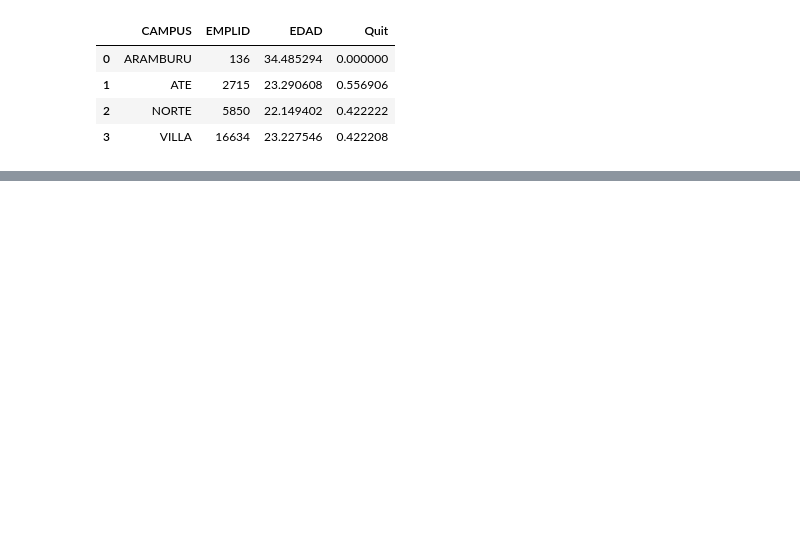
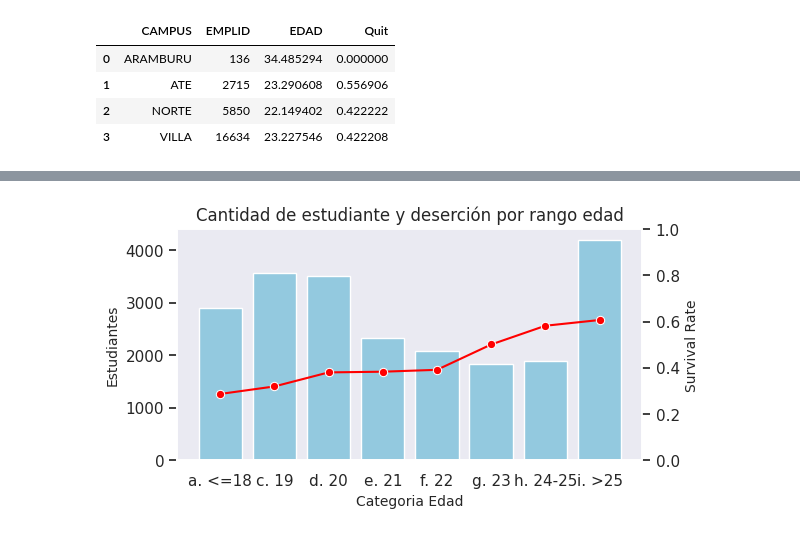
Before and after one commit to pabloosoriodev/dmcmachinelearning, a Jupyter notebook: Analisis.ipynb, the cells around one changed output, grey strips where cells are left out. Cells and saved outputs as stored; diff of their text form; code cells hidden in the pictures; blank space fills up the shorter version.

```diff
--- a/Analisis.ipynb
+++ b/Analisis.ipynb
@@ -97,0 +225,40 @@ data.groupby(['CAMPUS']).agg({"EMPLID":"count",
+# %%
+# Aplicando categorizacion personalizada
+temp = data.copy()
+temp = temp.dropna()
+temp['edad_cat'] = data.EDAD.apply(lambda x: catedad(x))
+# %%
+# Calculando la tasa de supervivencia por categoría de edad
+survived_rate = temp.groupby('edad_cat').agg(
+    PassengerId_count=('EMPLID', 'count'),
+    Survived_rate=('Quit', 'mean')).reset_index()
+# %%
+# Crear un gráfico de barras con dos ejes
+fig, ax1 = plt.subplots(figsize=(6, 3))
+
+# Barras para el conteo de PassengerId
+sns.barplot(x='edad_cat', y='PassengerId_count', data=survived_rate, ax=ax1, color='skyblue')
+
+# Configurar el eje Y para el conteo de PassengerId
+ax1.set_ylabel('Estudiantes', fontsize=10)
+ax1.set_xlabel('Categoria Edad', fontsize=10)
+
+# Crear un segundo eje para la línea
+ax2 = ax1.twinx()
+
+# Gráfico de línea para la tasa de supervivencia
+sns.lineplot(x='edad_cat', y='Survived_rate', data=survived_rate, ax=ax2, color='red', marker='o')
+
+# Configurar el eje Y para la tasa de supervivencia
+ax2.set_ylabel('Survival Rate', fontsize=10)
+ax2.set_ylim(0, 1)
+
+# Añadir título
+plt.title('Cantidad de estudiante y deserción por rango edad', fontsize=12)
+ax1.yaxis.grid(False)
+ax2.yaxis.grid(False)
+
+# Mostrar el gráfico
+plt.show()
+# %% [output]
+[figure, added]
```
Also changed, not shown: parts of 38 cells of this notebook.
